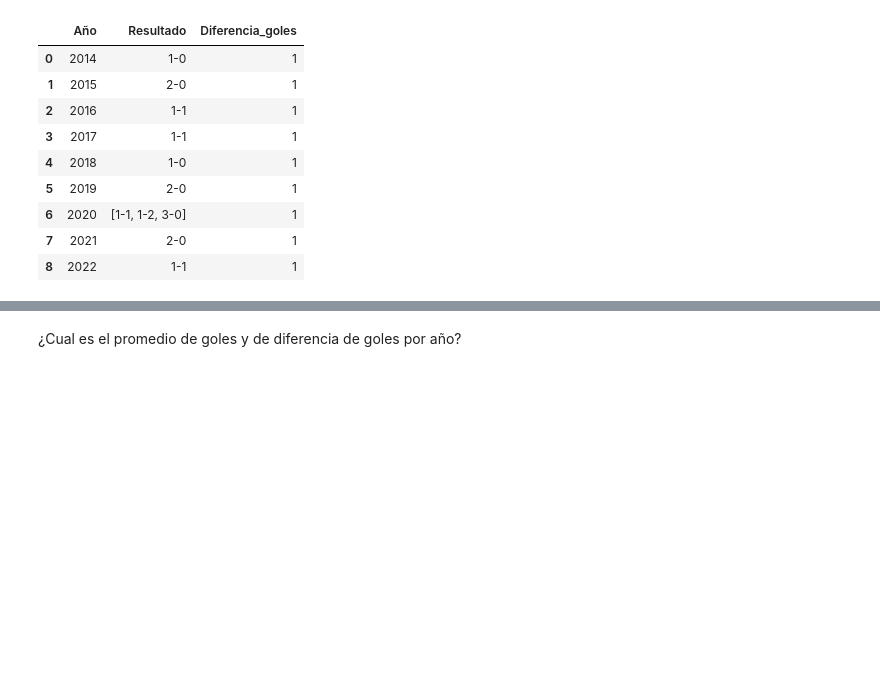
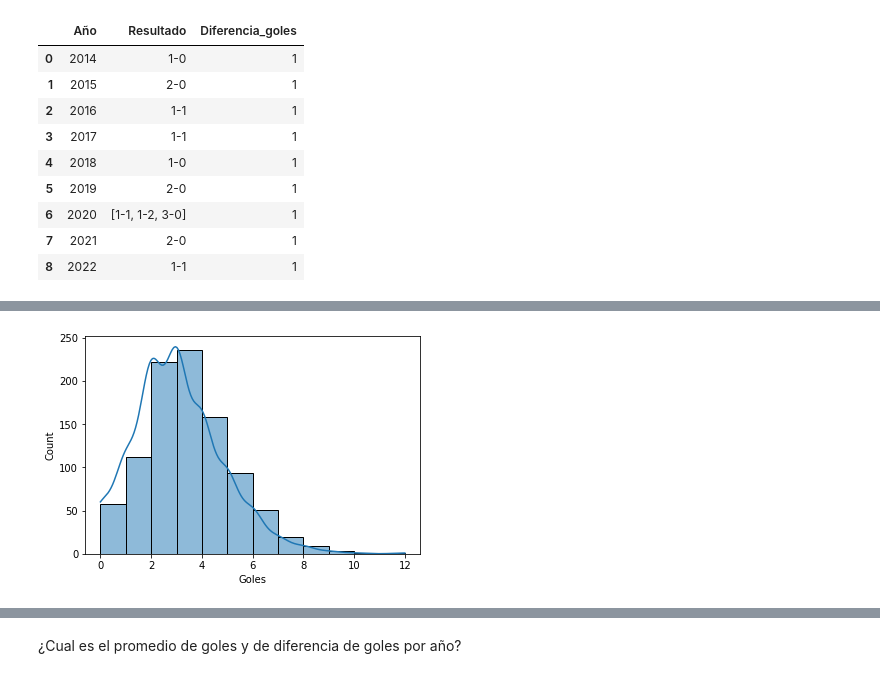
Before and after one commit to ThareauB/Proyecto-libertadores, a Jupyter notebook: proyecto_lib_ y_champ.ipynb, the cells around one changed output, grey strips where cells are left out. Cells and saved outputs as stored; diff of their text form; code cells hidden in the pictures; blank space fills up the shorter version.

```diff
--- a/proyecto_lib_ y_champ.ipynb
+++ b/proyecto_lib_ y_champ.ipynb
@@ -779,0 +786,4 @@ p2_concat
+# %%
+sns.histplot(data = df_champions, x = "Goles", kde = True, bins = 12);
+# %% [output]
+[figure, added]
```
Also changed, not shown: parts of 15 cells of this notebook.
